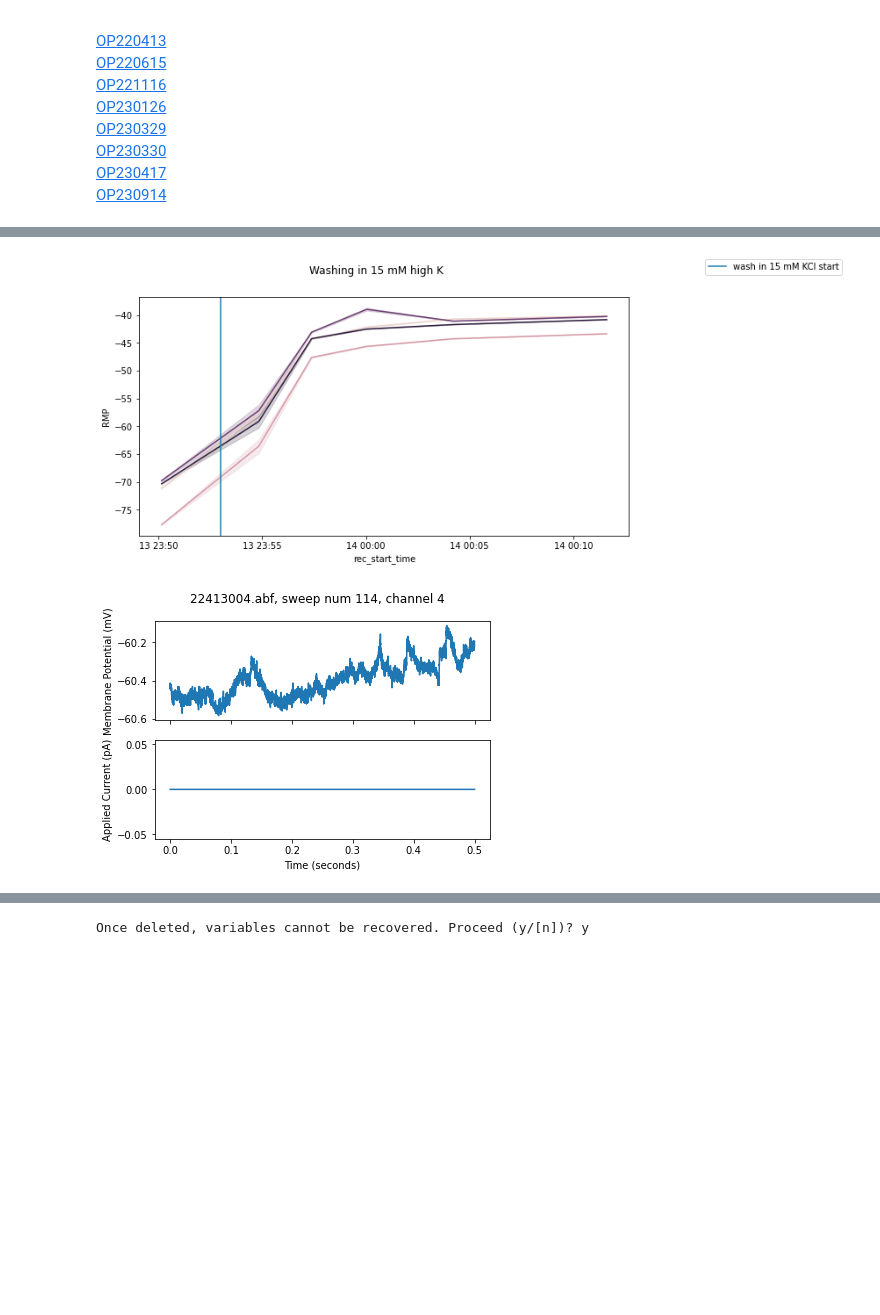
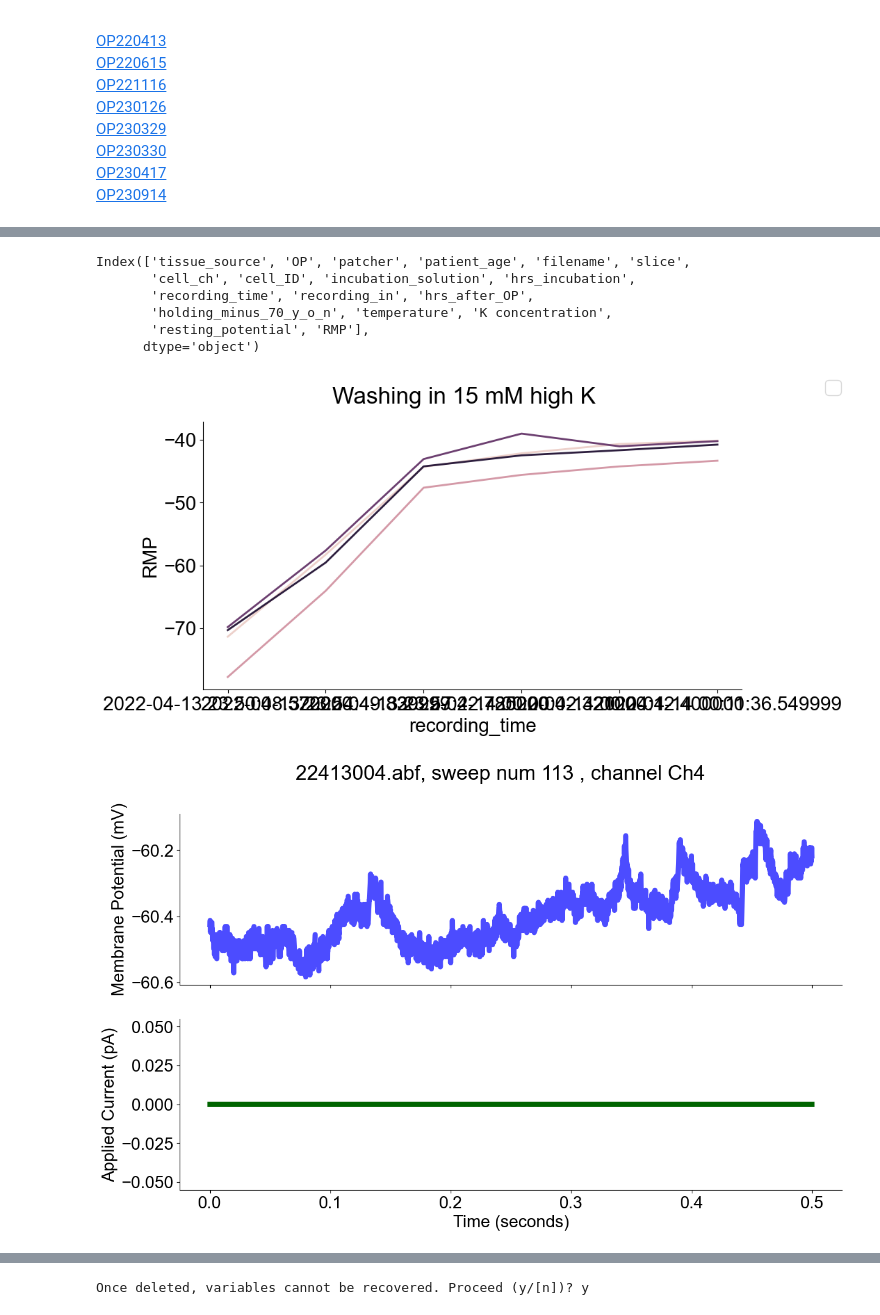
Before and after one commit to verjiniaM/Human-slice-scripts, a Jupyter notebook: notebooks_and_main_executions/testing_high_K_condition.ipynb, the cells around one changed output, grey strips where cells are left out. Cells and saved outputs as stored; diff of their text form; code cells hidden in the pictures; blank space fills up the shorter version.

```diff
--- a/notebooks_and_main_executions/testing_high_K_condition.ipynb
+++ b/notebooks_and_main_executions/testing_high_K_condition.ipynb
@@ -41,26 +42,39 @@ Results
 - no spiking observed
 # %%
 OP = 'OP220413'
-work_dir, filenames, indices_dict, slice_names = sort.get_OP_metadata(human_dir, OP, patcher)
-summary_df = pd.read_excel(human_dir + '/data_verji/' + OP + '/data_tables/RMP_summary.xlsx')
+work_dir, filenames, indices_dict, slice_names = sort.get_OP_metadata(human_dir, OP, patcher, 'old')
+summary_df = pd.read_excel(human_dir + '/data_verji/' + OP + '/data_tables/RMP_high_K_OP220413.xlsx')
+# %%
+# Average all values in each list
+summary_df['RMP'] = summary_df['resting_potential'].apply(lambda x: np.mean(ast.literal_eval(x)))
+# %%
+summary_df.columns
+# %% [output]
+Index(['tissue_source', 'OP', 'patcher', 'patient_age', 'filename', 'slice',
+       'cell_ch', 'cell_ID', 'incubation_solution', 'hrs_incubation',
+       'recording_time', 'recording_in', 'hrs_after_OP',
+       'holding_minus_70_y_o_n', 'temperature', 'K concentration',
+       'resting_potential', 'RMP'],
+      dtype='object')
 # %%
 mask = (summary_df.RMP > -90) & (summary_df.RMP < 0)
+# mask = (summary_df.resting_potential > -90) & (summary_df.resting_potential < 0)
 df = summary_df.loc[mask,:]
-df = df.drop(df[(df.slice == 'S1') & (df.channel == 1) | (df.channel == 3)].index) #cells not healthy
-df = df.drop(df[(df.slice == 'S2') & (df.channel == 1)].index) #cells not healthy
+df = df.drop(df[(df.slice == 'S1') & (df.cell_ch == 1) | (df.cell_ch == 3)].index) #cells not healthy
+df = df.drop(df[(df.slice == 'S2') & (df.cell_ch == 1)].index) #cells not healthy
 # %%
 wash_out_start_s1 = datetime.datetime.strptime('220413 23:53', '%y%m%d %H:%M')
 # %%
 fig, ax = plt.subplots(1,1, figsize = (10,5))
-ax = sns.lineplot(data=df[df.slice == 'S1'], x="rec_start_time", y="RMP",hue = 'channel', legend = False)
-ax.axvline(x = wash_out_start_s1, label = 'wash in 15 mM KCl start')
+ax = sns.lineplot(data=df[df.slice == 'S1'], x="recording_time", y="RMP",hue = 'cell_ch', legend = False)
+# ax.axvline(x = wash_out_start_s1, label = 'wash in 15 mM KCl start')
 fig.suptitle('Washing in 15 mM high K')
 plt.figlegend(bbox_to_anchor=(1.02, 1), loc='upper left', borderaxespad=0)
 
 plot_trace(human_dir + '/data_verji/OP220413/22413004.abf', 113, 4)
 # %% [output]
-[figure, old version]
+[figure, new version]
-[figure, old version]
+[figure, new version]
 # %%
 wash_out_start_s2 = datetime.datetime.strptime('220414 01:40', '%y%m%d %H:%M')
 wash_out_start_s3 = datetime.datetime.strptime('220414 03:40', '%y%m%d %H:%M')
```
Also changed, not shown: parts of 24 cells of this notebook, 13 other files.
